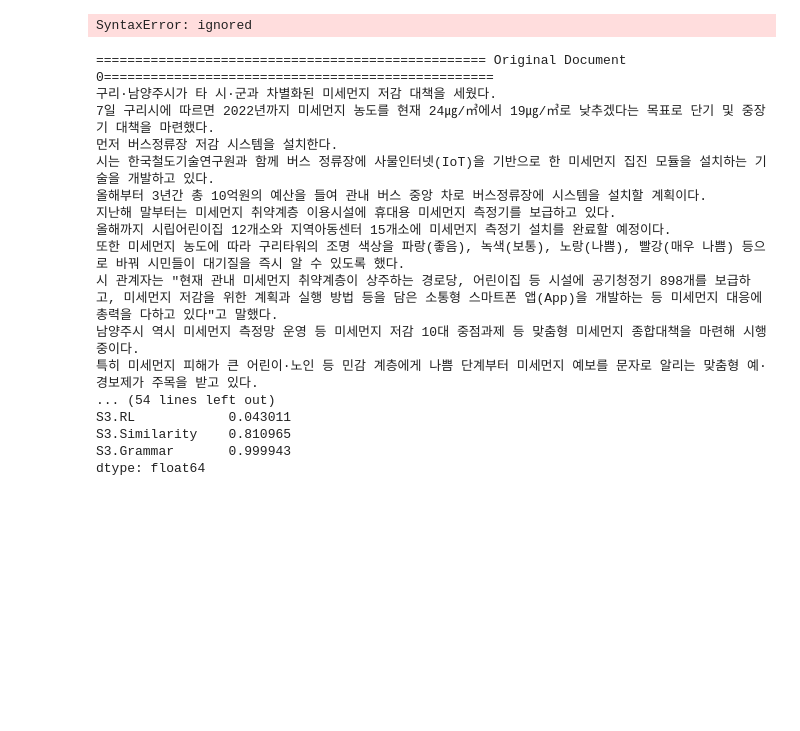
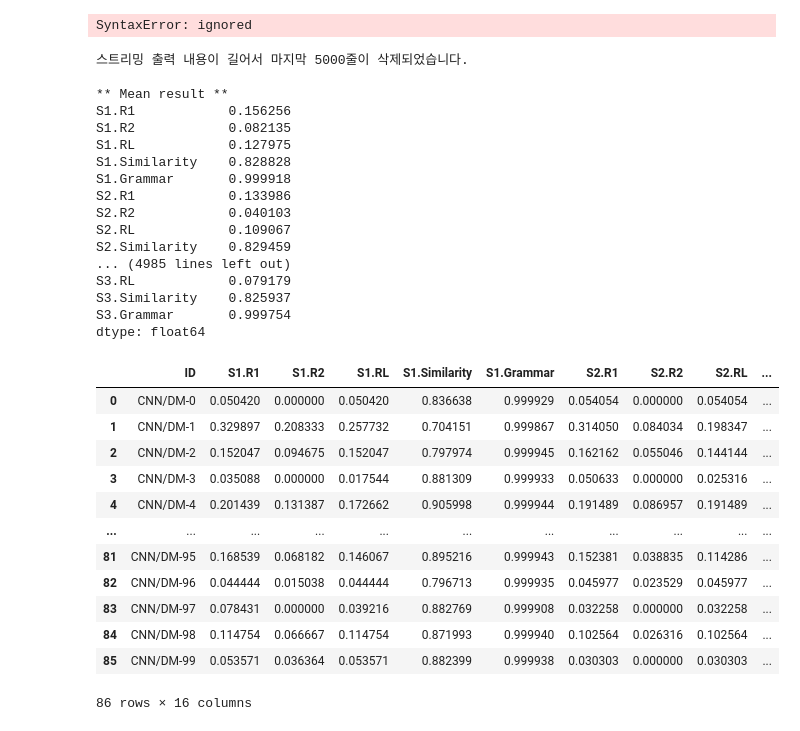
Before and after one commit to dolmani38/Summary2, a Jupyter notebook: ko_multi-discriminator GAN 0926.ipynb, the cells around one changed output. Drawn from its saved outputs; the diff is of its cells as text; code cells hidden in the pictures; blank space fills up the shorter version.

```diff
--- a/ko_multi-discriminator GAN 0926.ipynb
+++ b/ko_multi-discriminator GAN 0926.ipynb
@@ -2382,7 +2382,7 @@ logout = False
 for rate in range(0,1):
     comp_rate=1.5
     #result_data['comp_rate'].append(comp_rate)
-    for try_count in range(10):
+    for try_count in range(100):
 
         full_text = get_prepared_doc(sentences_dataset[try_count])
         '''
@@ -2460,46 +2460,59 @@ for rate in range(0,1):
             result_data['S2.Similarity'].append(s2_simil)
             result_data['S2.Grammar'].append(s2_gramm)
 
             result_data['S3.R1'].append(s3_rouge['rouge1'].fmeasure)
             result_data['S3.R2'].append(s3_rouge['rouge2'].fmeasure)
             result_data['S3.RL'].append(s3_rouge['rougeL'].fmeasure)
             result_data['S3.Similarity'].append(s3_simil)
             result_data['S3.Grammar'].append(s3_gramm)
 
             print()
             df_result_data = pd.DataFrame(result_data)
             print(df_result_data[statistics_columns].iloc[-1])
             print()
             df_mean = df_result_data[statistics_columns].mean()
             print('** Mean result **')
             print(df_mean)
             del df_mean
             del df_result_data
         except Exception as ex:
             print(ex)
 
 print('** Total mean result **')
 df_result_data = pd.DataFrame(result_data)
 df_mean = df_result_data[statistics_columns].mean()
 print(df_mean)
 df_result_data.to_pickle("/content/drive/MyDrive/GAN_ENDE/df_result_93.pkl")
 
 df_result_data[['ID']+statistics_columns]
 # %% [output]
-================================================== Original Document 0==================================================
-구리·남양주시가 타 시·군과 차별화된 미세먼지 저감 대책을 세웠다.
-7일 구리시에 따르면 2022년까지 미세먼지 농도를 현재 24㎍/㎥에서 19㎍/㎥로 낮추겠다는 목표로 단기 및 중장기 대책을 마련했다.
-먼저 버스정류장 저감 시스템을 설치한다.
-시는 한국철도기술연구원과 함께 버스 정류장에 사물인터넷(IoT)을 기반으로 한 미세먼지 집진 모듈을 설치하는 기술을 개발하고 있다.
-올해부터 3년간 총 10억원의 예산을 들여 관내 버스 중앙 차로 버스정류장에 시스템을 설치할 계획이다.
-지난해 말부터는 미세먼지 취약계층 이용시설에 휴대용 미세먼지 측정기를 보급하고 있다.
-올해까지 시립어린이집 12개소와 지역아동센터 15개소에 미세먼지 측정기 설치를 완료할 예정이다.
-또한 미세먼지 농도에 따라 구리타워의 조명 색상을 파랑(좋음), 녹색(보통), 노랑(나쁨), 빨강(매우 나쁨) 등으로 바꿔 시민들이 대기질을 즉시 알 수 있도록 했다.
-시 관계자는 "현재 관내 미세먼지 취약계층이 상주하는 경로당, 어린이집 등 시설에 공기청정기 898개를 보급하고, 미세먼지 저감을 위한 계획과 실행 방법 등을 담은 소통형 스마트폰 앱(App)을 개발하는 등 미세먼지 대응에 총력을 다하고 있다"고 말했다.
-남양주시 역시 미세먼지 측정망 운영 등 미세먼지 저감 10대 중점과제 등 맞춤형 미세먼지 종합대책을 마련해 시행 중이다.
-특히 미세먼지 피해가 큰 어린이·노인 등 민감 계층에게 나쁨 단계부터 미세먼지 예보를 문자로 알리는 맞춤형 예·경보제가 주목을 받고 있다.
-... (54 lines left out)
-S3.RL            0.043011
-S3.Similarity    0.810965
-S3.Grammar       0.999943
+스트리밍 출력 내용이 길어서 마지막 5000줄이 삭제되었습니다.
+
+** Mean result **
+S1.R1            0.156256
+S1.R2            0.082135
+S1.RL            0.127975
+S1.Similarity    0.828828
+S1.Grammar       0.999918
+S2.R1            0.133986
+S2.R2            0.040103
+S2.RL            0.109067
+S2.Similarity    0.829459
+... (4985 lines left out)
+S3.RL            0.079179
+S3.Similarity    0.825937
+S3.Grammar       0.999754
 dtype: float64
+|  | ID | S1.R1 | S1.R2 | S1.RL | S1.Similarity | S1.Grammar | S2.R1 | S2.R2 | S2.RL | ... |
+| 0 | CNN/DM-0 | 0.050420 | 0.000000 | 0.050420 | 0.836638 | 0.999929 | 0.054054 | 0.000000 | 0.054054 | ... |
+| 1 | CNN/DM-1 | 0.329897 | 0.208333 | 0.257732 | 0.704151 | 0.999867 | 0.314050 | 0.084034 | 0.198347 | ... |
+| 2 | CNN/DM-2 | 0.152047 | 0.094675 | 0.152047 | 0.797974 | 0.999945 | 0.162162 | 0.055046 | 0.144144 | ... |
+| 3 | CNN/DM-3 | 0.035088 | 0.000000 | 0.017544 | 0.881309 | 0.999933 | 0.050633 | 0.000000 | 0.025316 | ... |
+| 4 | CNN/DM-4 | 0.201439 | 0.131387 | 0.172662 | 0.905998 | 0.999944 | 0.191489 | 0.086957 | 0.191489 | ... |
+| ... | ... | ... | ... | ... | ... | ... | ... | ... | ... | ... |
+| 81 | CNN/DM-95 | 0.168539 | 0.068182 | 0.146067 | 0.895216 | 0.999943 | 0.152381 | 0.038835 | 0.114286 | ... |
+| 82 | CNN/DM-96 | 0.044444 | 0.015038 | 0.044444 | 0.796713 | 0.999935 | 0.045977 | 0.023529 | 0.045977 | ... |
+| 83 | CNN/DM-97 | 0.078431 | 0.000000 | 0.039216 | 0.882769 | 0.999908 | 0.032258 | 0.000000 | 0.032258 | ... |
+| 84 | CNN/DM-98 | 0.114754 | 0.066667 | 0.114754 | 0.871993 | 0.999940 | 0.102564 | 0.026316 | 0.102564 | ... |
+| 85 | CNN/DM-99 | 0.053571 | 0.036364 | 0.053571 | 0.882399 | 0.999938 | 0.030303 | 0.000000 | 0.030303 | ... |
+86 rows × 16 columns
```
